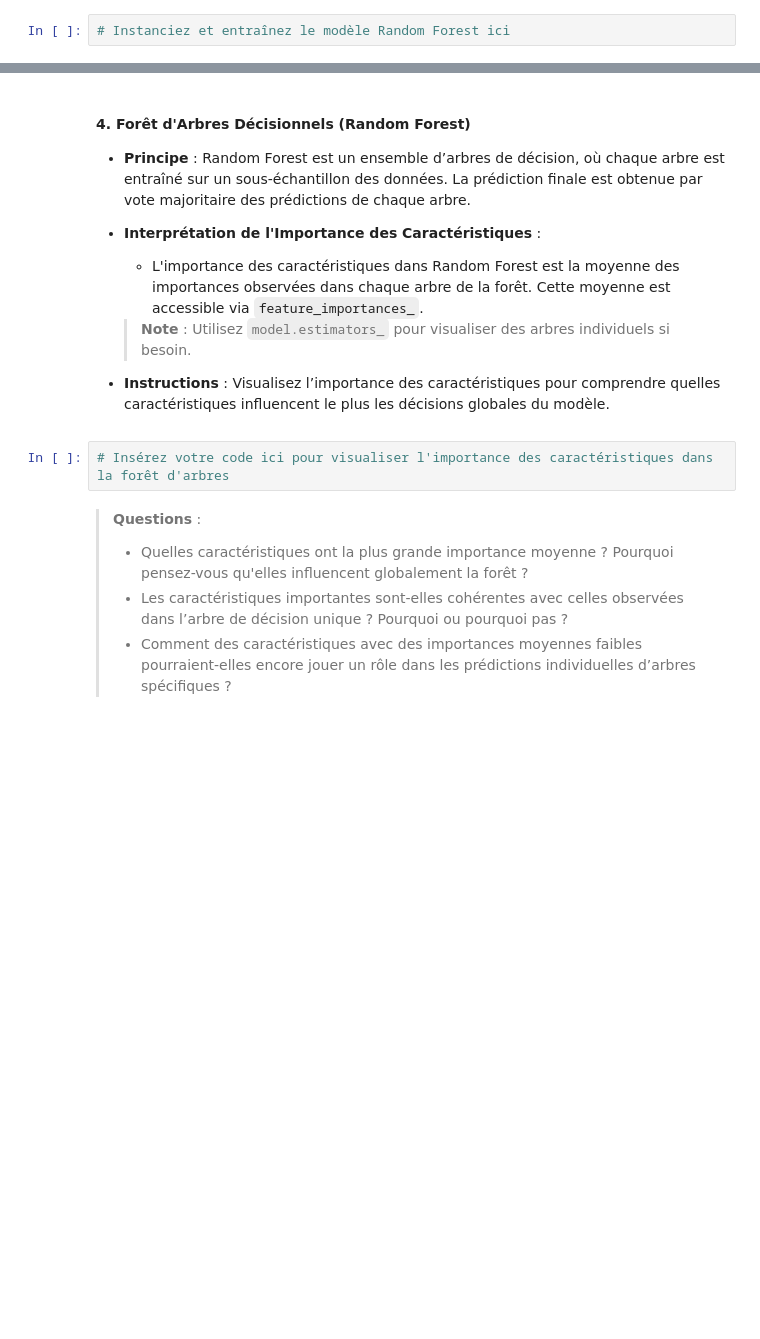
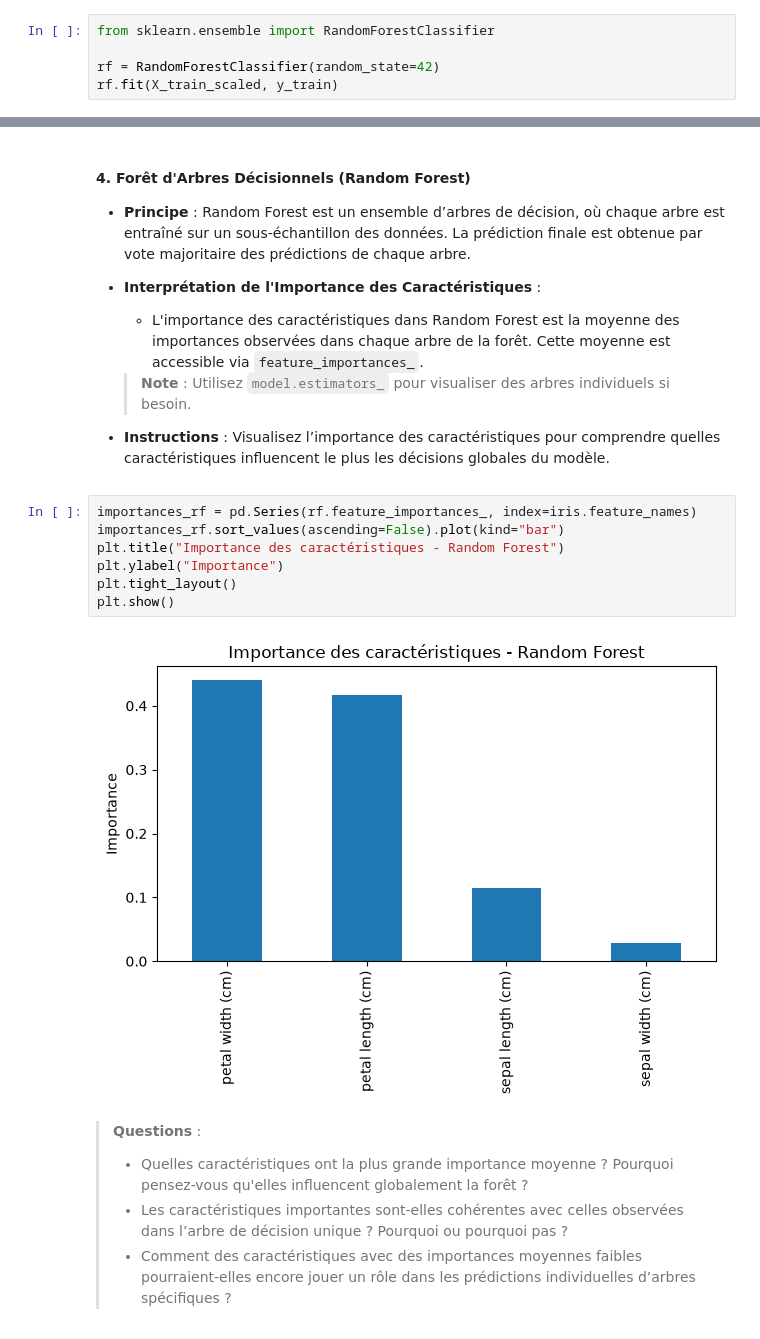
Before and after one commit to loicbonicontact-gif/Machine-Learning-Mise-en-pratique, a Jupyter notebook: notebooks/nb_02_Apprentissage_Supervisé_Classification.ipynb, the cells around one changed output, grey strips where cells are left out. Saved outputs shown, nothing was run; the diff lists cells and outputs as text; blank space fills up the shorter version.

```diff
--- a/notebooks/nb_02_Apprentissage_Supervisé_Classification.ipynb
+++ b/notebooks/nb_02_Apprentissage_Supervisé_Classification.ipynb
@@ -655,4 +802,7 @@ L'arbre de décision suivant peut représenter cette analyse :
 - **Documentation officielle :**
   [Documentation RandomForestClassifier](https://scikit-learn.org/stable/modules/generated/sklearn.ensemble.RandomForestClassifier.html)
 # %%
-# Instanciez et entraînez le modèle Random Forest ici
+from sklearn.ensemble import RandomForestClassifier
+
+rf = RandomForestClassifier(random_state=42)
+rf.fit(X_train_scaled, y_train)
@@ -854,7 +1033,14 @@ L'interprétation des modèles en classification permet de comprendre comment ch
 
 - **Instructions** : Visualisez l’importance des caractéristiques pour comprendre quelles caractéristiques influencent le plus les décisions globales du modèle.
 # %%
-# Insérez votre code ici pour visualiser l'importance des caractéristiques dans la forêt d'arbres
+importances_rf = pd.Series(rf.feature_importances_, index=iris.feature_names)
+importances_rf.sort_values(ascending=False).plot(kind="bar")
+plt.title("Importance des caractéristiques - Random Forest")
+plt.ylabel("Importance")
+plt.tight_layout()
+plt.show()
+# %% [output]
+[figure, added]
 # %% [markdown]
 > **Questions** :
   >- Quelles caractéristiques ont la plus grande importance moyenne ? Pourquoi pensez-vous qu'elles influencent globalement la forêt ?
```
Also changed, not shown: parts of 28 cells of this notebook.
